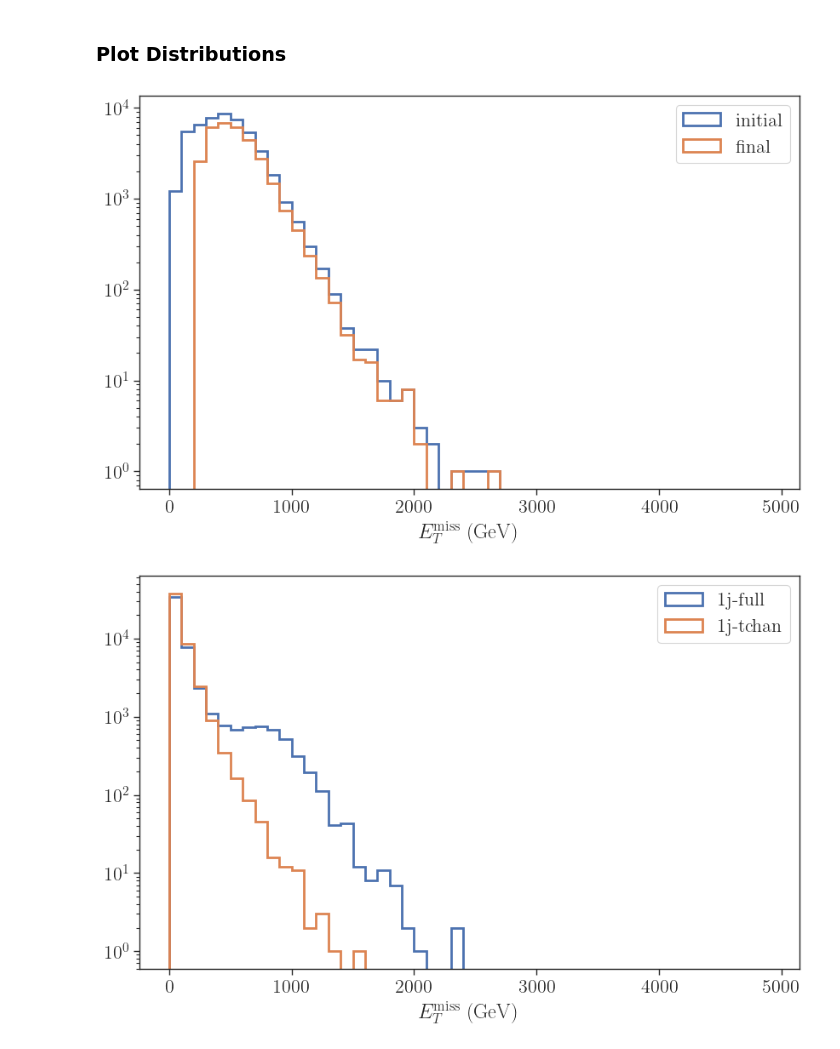
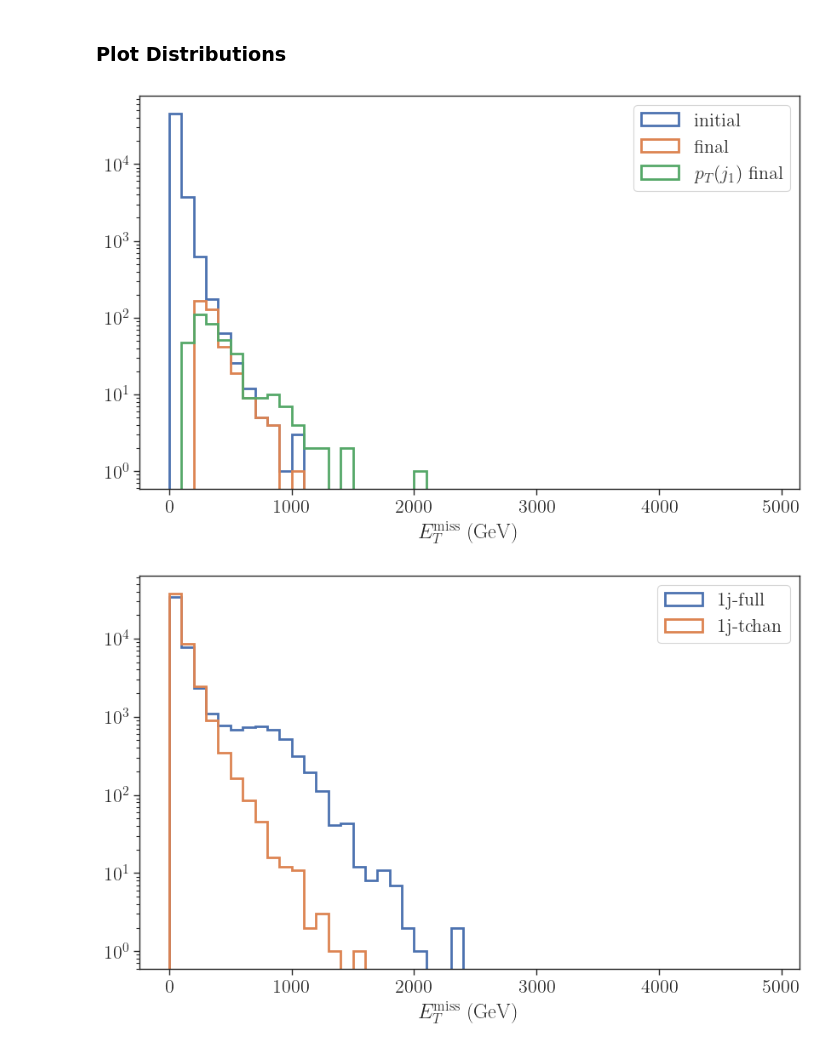
Before and after one commit to andlessa/MonoXSMS, a Jupyter notebook: t-channel/notebooks/checkEvent.ipynb, the cells around one changed output. Drawn from its saved outputs; the diff is of its cells as text; code cells hidden in the pictures.

Commit message:
added validation plots t-channel

```diff
--- a/t-channel/notebooks/checkEvent.ipynb
+++ b/t-channel/notebooks/checkEvent.ipynb
@@ -56,3 +54,5 @@ inputFiles =  {'1j-full' : '/home/camila/MG5/DMsimp_t-S3D_uR_PhiPhiToJChiChi/Eve
+# %%
+inputFiles =  {'1j-full' : '/home/camila/MG5/DMsimp_t-S3D_uR_PhiPhiToJChiChi/Events/run_14/ys3u1_100_1_delphes_events.root'}
 # %% [markdown]
 # Load events, get parton level and detector level MET
 # %%
@@ -178,6 +178,7 @@ cutFlowAll = {ds :
 # %%
 metIni = {label : [] for label in inputFiles}
 metFinal = {label : [] for label in inputFiles}
+ptjFinal = {label : [] for label in inputFiles}
 modelDict = {}
 modelDict['Total MC Events'] = 0
 nevtsDict = {}
@@ -254,9 +255,12 @@ for label, inputFile in inputFiles.items():
         jetList = sorted(jetList, key = lambda j: j.PT, reverse=True)
 
         if len(jetList) > 0:
+            ptj1 = jetList[0].PT
             deltaPhi = np.abs(jetList[0].Phi-missingET.Phi)
         else:
             deltaPhi = 0.0
+
+
 
         # Apply cut on DM pT to reproduce CMS
         # cut on event generation:
@@ -321,6 +325,7 @@ for label, inputFile in inputFiles.items():
         yields[useDataSet].append(ns)
         metAll[useDataSet].append(missingET.MET)
         metFinal[label].append(missingET.MET)
+        ptjFinal[label].append(ptj1)
 # %%
 modelDict['Total xsec-pT150 (pb)'] = 0.0
 # Store total (combined xsec)
@@ -381,22 +466,24 @@ cutFlowAll[2017]
 # %%
 fig = plt.figure(figsize=(10,6))
 for label, pt in metIni.items():
     plt.hist(metIni[label],bins=np.arange(0.,5000.,100.),density=False,
              histtype='step',linewidth=2,label='initial')
     plt.hist(metFinal[label],bins=np.arange(0.,5000.,100.),density=False,
              histtype='step',linewidth=2,label='final')
+    plt.hist(ptjFinal[label],bins=np.arange(0.,5000.,100.),density=False,
+             histtype='step',linewidth=2,label=r'$p_{T}(j_{1})$ final')
 
 
 plt.yscale('log')
 # plt.ylim(1e-4,1e0)
 plt.xlabel(r'$E^{\rm miss}_{T}$ (GeV)')
 # plt.ylabel(r'$\frac{d\sigma}{d p_T^{miss}}$ (pb)')
 # plt.xlim(0,1000)
 plt.legend()
 # plt.title(r'$m_{G} = %1.2f \pm %1.2f$' %(np.mean(mG),np.std(mG)))
 plt.show()
 # %% [output]
-[figure, old version]
+[figure, new version]
 # %%
 fig = plt.figure(figsize=(10,6))
 for label, pt in genMet.items():
```
Also changed, not shown: parts of 14 cells of this notebook, 5 other files.
